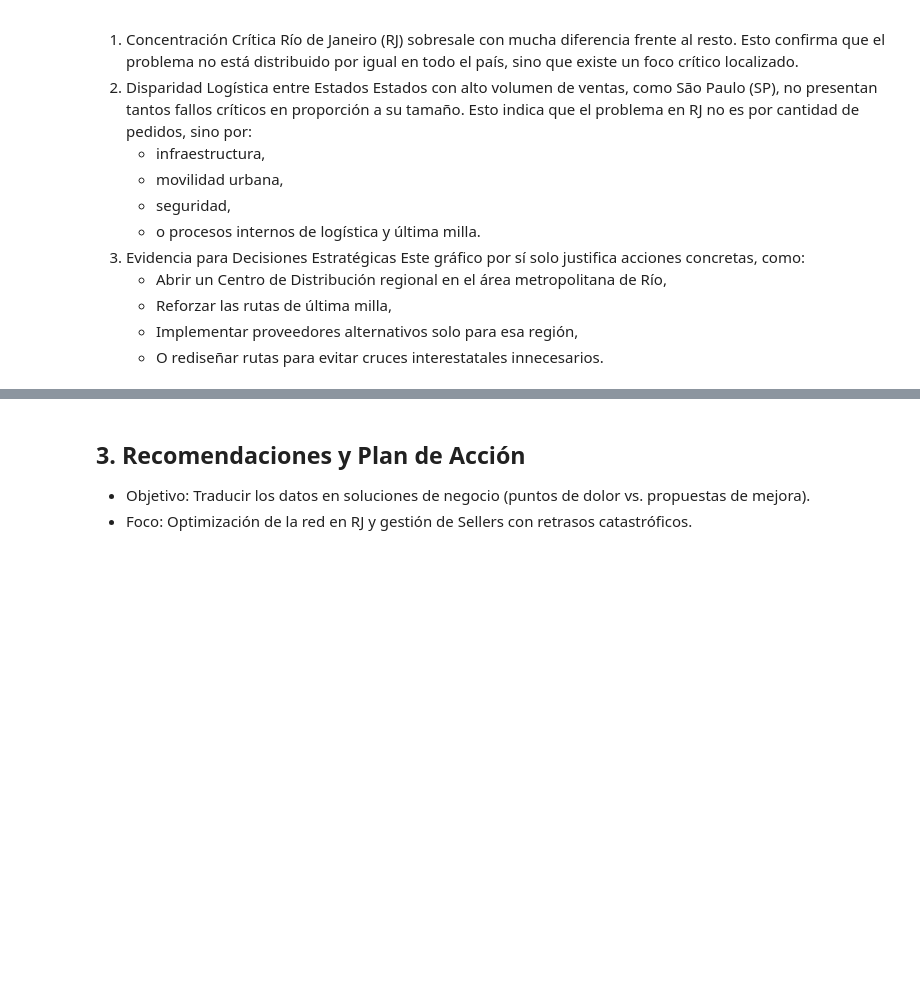
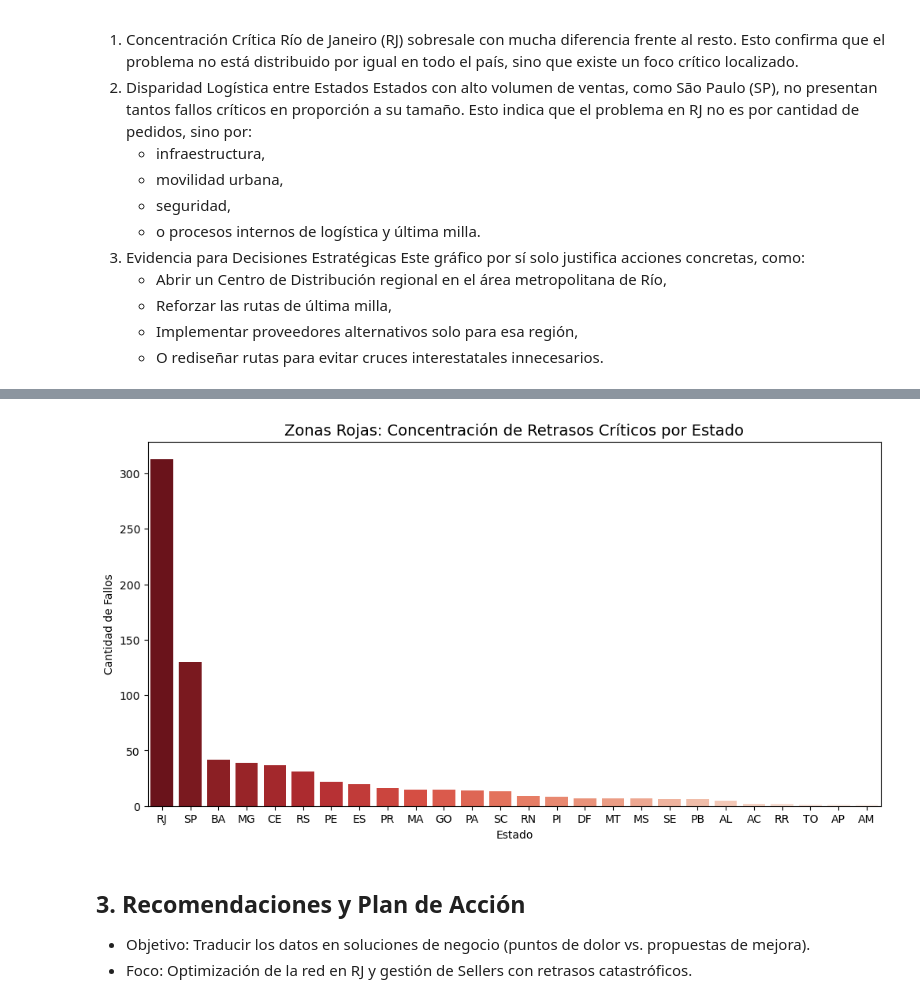
Before and after one commit to marcobustosblas/ecommerce-olist-analysis, a Jupyter notebook: notebooks/06_conclusions_and_insights.ipynb, the cells around one changed output, grey strips where cells are left out. Cells and saved outputs as stored; diff of their text form; code cells hidden in the pictures; blank space fills up the shorter version.

Commit message:
viz: finalized executive charts for satisfaction impact and geographical red zones

```diff
--- a/notebooks/06_conclusions_and_insights.ipynb
+++ b/notebooks/06_conclusions_and_insights.ipynb
@@ -119,3 +119,7 @@ Este gráfico por sí solo justifica acciones concretas, como:
     - Reforzar las rutas de última milla,
     - Implementar proveedores alternativos solo para esa región,
     - O rediseñar rutas para evitar cruces interestatales innecesarios.
+# %%
+import pandas as pdd
+df_critico = pd.read_csv('../data/processed/orders_criticos_logistica.csv')
+df_critico.head()
@@ -122,3 +133,23 @@ Este gráfico por sí solo justifica acciones concretas, como:
+# %%
+import seaborn as sns
+import matplotlib.pyplot as plt
+
+retrasos_por_estado = df_critico['customer_state'].value_counts().reset_index()
+retrasos_por_estado.columns = ['Estado', 'Cantidad de Fallos']
+
+plt.figure(figsize=(12, 6))
+sns.barplot(x='Estado',
+            y='Cantidad de Fallos',
+            data=retrasos_por_estado,
+            hue='Estado',
+            palette='Reds_r',
+            dodge=False,
+            legend=False
+           )
+plt.title('Zonas Rojas: Concentración de Retrasos Críticos por Estado', fontsize=14)
+plt.show()
+# %% [output]
+[figure, added]
 # %% [markdown]
 ## 3. Recomendaciones y Plan de Acción
 * Objetivo: Traducir los datos en soluciones de negocio (puntos de dolor vs. propuestas de mejora).
```
Also changed, not shown: parts of 1 cell of this notebook.
